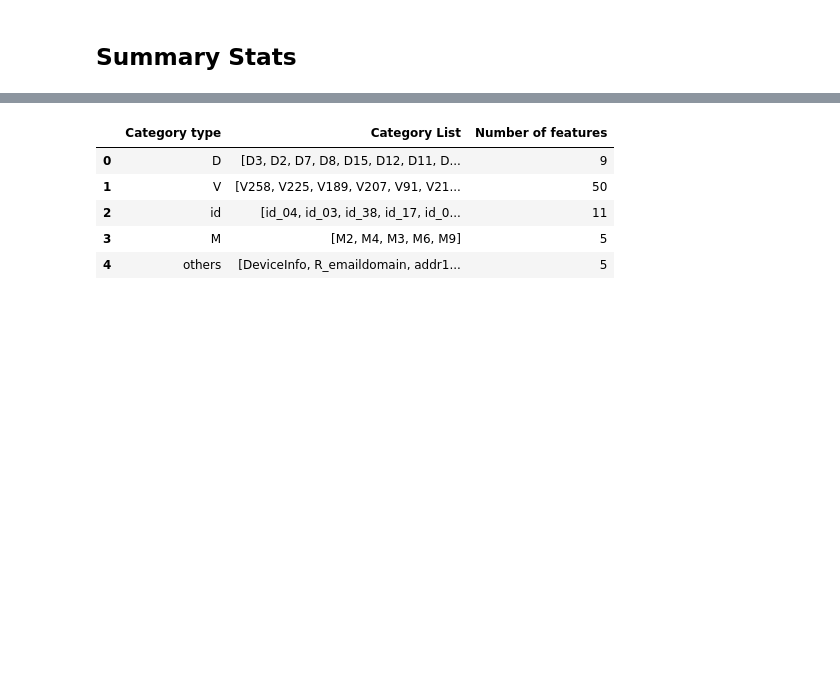
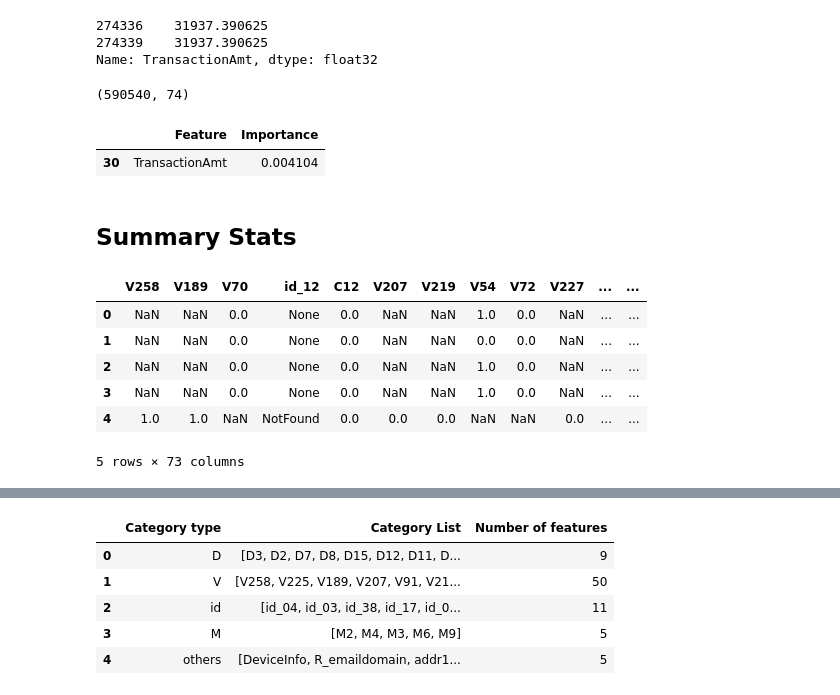
Before and after one commit to hungryfire267/rag-fraud-detection-api, a Jupyter notebook: notebooks/visualisations.ipynb, the cells around one changed output, grey strips where cells are left out. Saved outputs shown, nothing was run; the diff lists cells and outputs as text; code cells hidden in the pictures; blank space fills up the shorter version.

```diff
--- a/notebooks/visualisations.ipynb
+++ b/notebooks/visualisations.ipynb
@@ -12,8 +16,33 @@ import seaborn as sns
 # %%
 filtered_df = pd.read_parquet(os.path.join(PROJECT_ROOT, "data/filtered/filtered_final.parquet"))
 importance_df = pd.read_parquet(os.path.join(PROJECT_ROOT, "data/filtered/filtered_importance.parquet"))
+# %%
+filtered_df[filtered_df["TransactionAmt"] > 10000]["TransactionAmt"]
+# %% [output]
+274336    31937.390625
+274339    31937.390625
+Name: TransactionAmt, dtype: float32
+# %%
+filtered_df.shape
+# %% [output]
+(590540, 74)
+# %%
+importance_df[importance_df["Feature"] == "TransactionAmt"]
+# %% [output]
+|  | Feature | Importance |
+| 30 | TransactionAmt | 0.004104 |
 # %% [markdown]
 ## Summary Stats
+# %%
+filtered_df.head()
+# %% [output]
+|  | V258 | V189 | V70 | id_12 | C12 | V207 | V219 | V54 | V72 | V227 | ... | ... |
+| 0 | NaN | NaN | 0.0 | None | 0.0 | NaN | NaN | 1.0 | 0.0 | NaN | ... | ... |
+| 1 | NaN | NaN | 0.0 | None | 0.0 | NaN | NaN | 0.0 | 0.0 | NaN | ... | ... |
+| 2 | NaN | NaN | 0.0 | None | 0.0 | NaN | NaN | 1.0 | 0.0 | NaN | ... | ... |
+| 3 | NaN | NaN | 0.0 | None | 0.0 | NaN | NaN | 1.0 | 0.0 | NaN | ... | ... |
+| 4 | 1.0 | 1.0 | NaN | NotFound | 0.0 | 0.0 | 0.0 | NaN | NaN | 0.0 | ... | ... |
+5 rows × 73 columns
 # %%
 print(f"There are {filtered_df.shape[1]} features and {filtered_df.shape[0]} observations")
 # %% [output]
```
Also changed, not shown: parts of 10 cells of this notebook, 2 other files.
